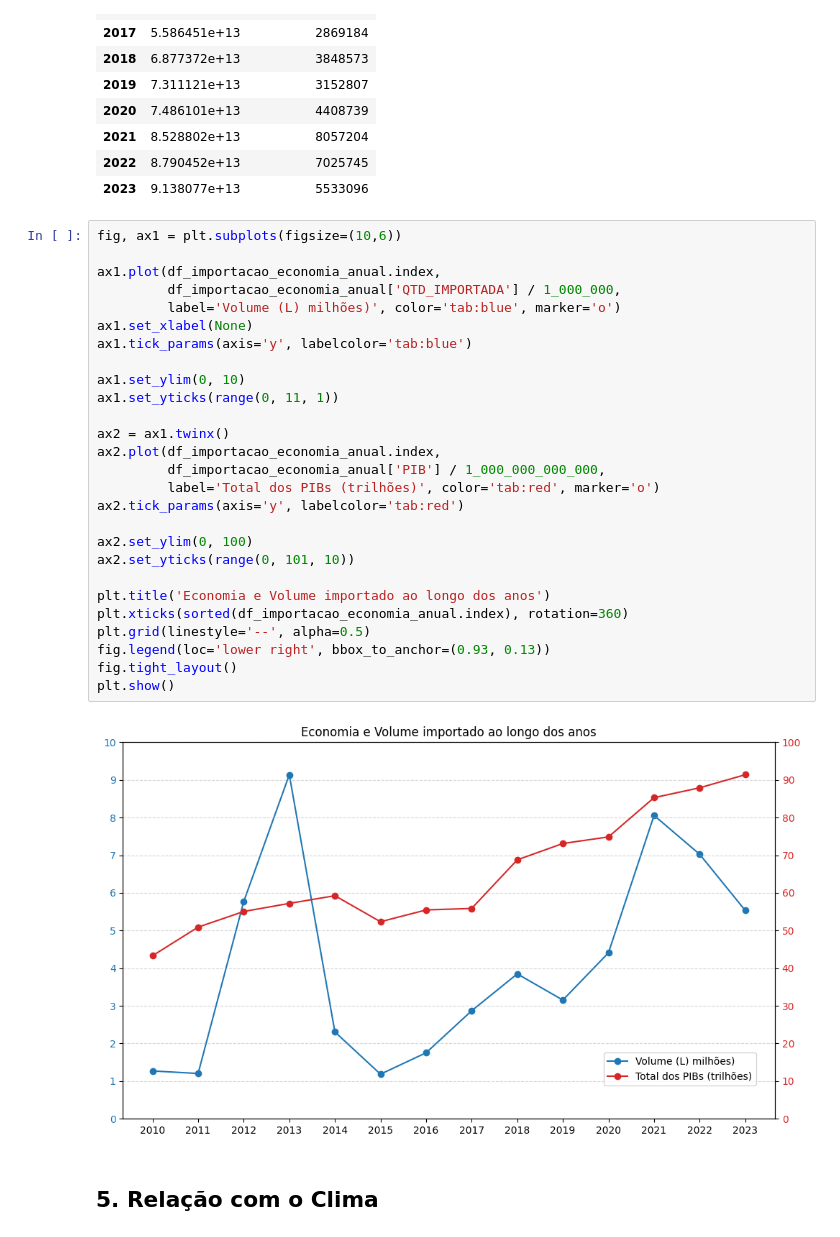
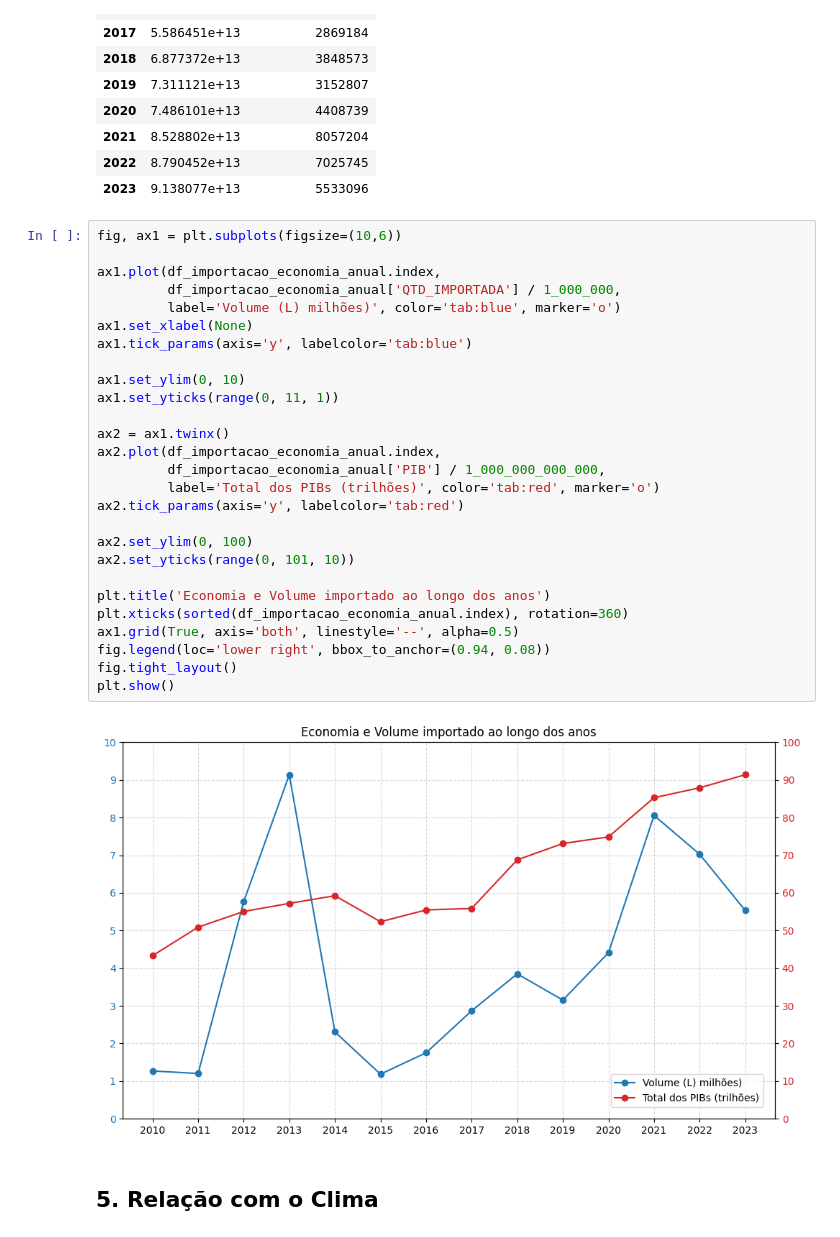
Before and after one commit to Guilhermecst/Tech-Challenge-Fase1, a Jupyter notebook: tech-challenge.ipynb, the cells around one changed output. Cells and saved outputs as stored; diff of their text form.

```diff
--- a/tech-challenge.ipynb
+++ b/tech-challenge.ipynb
@@ -577,32 +578,32 @@ df_importacao_economia_anual
 # %%
 fig, ax1 = plt.subplots(figsize=(10,6))
 
 ax1.plot(df_importacao_economia_anual.index,
          df_importacao_economia_anual['QTD_IMPORTADA'] / 1_000_000,
          label='Volume (L) milhões)', color='tab:blue', marker='o')
 ax1.set_xlabel(None)
 ax1.tick_params(axis='y', labelcolor='tab:blue')
 
 ax1.set_ylim(0, 10)
 ax1.set_yticks(range(0, 11, 1))
 
 ax2 = ax1.twinx()
 ax2.plot(df_importacao_economia_anual.index,
          df_importacao_economia_anual['PIB'] / 1_000_000_000_000,
          label='Total dos PIBs (trilhões)', color='tab:red', marker='o')
 ax2.tick_params(axis='y', labelcolor='tab:red')
 
 ax2.set_ylim(0, 100)
 ax2.set_yticks(range(0, 101, 10))
 
 plt.title('Economia e Volume importado ao longo dos anos')
 plt.xticks(sorted(df_importacao_economia_anual.index), rotation=360)
-plt.grid(linestyle='--', alpha=0.5)
-fig.legend(loc='lower right', bbox_to_anchor=(0.93, 0.13))
+ax1.grid(True, axis='both', linestyle='--', alpha=0.5)
+fig.legend(loc='lower right', bbox_to_anchor=(0.94, 0.08))
 fig.tight_layout()
 plt.show()
 # %% [output]
-[figure, old version]
+[figure, new version]
 # %% [markdown]
 ## 5. Relação com o Clima
 # %%
```
Also changed, not shown: parts of 11 cells of this notebook.
